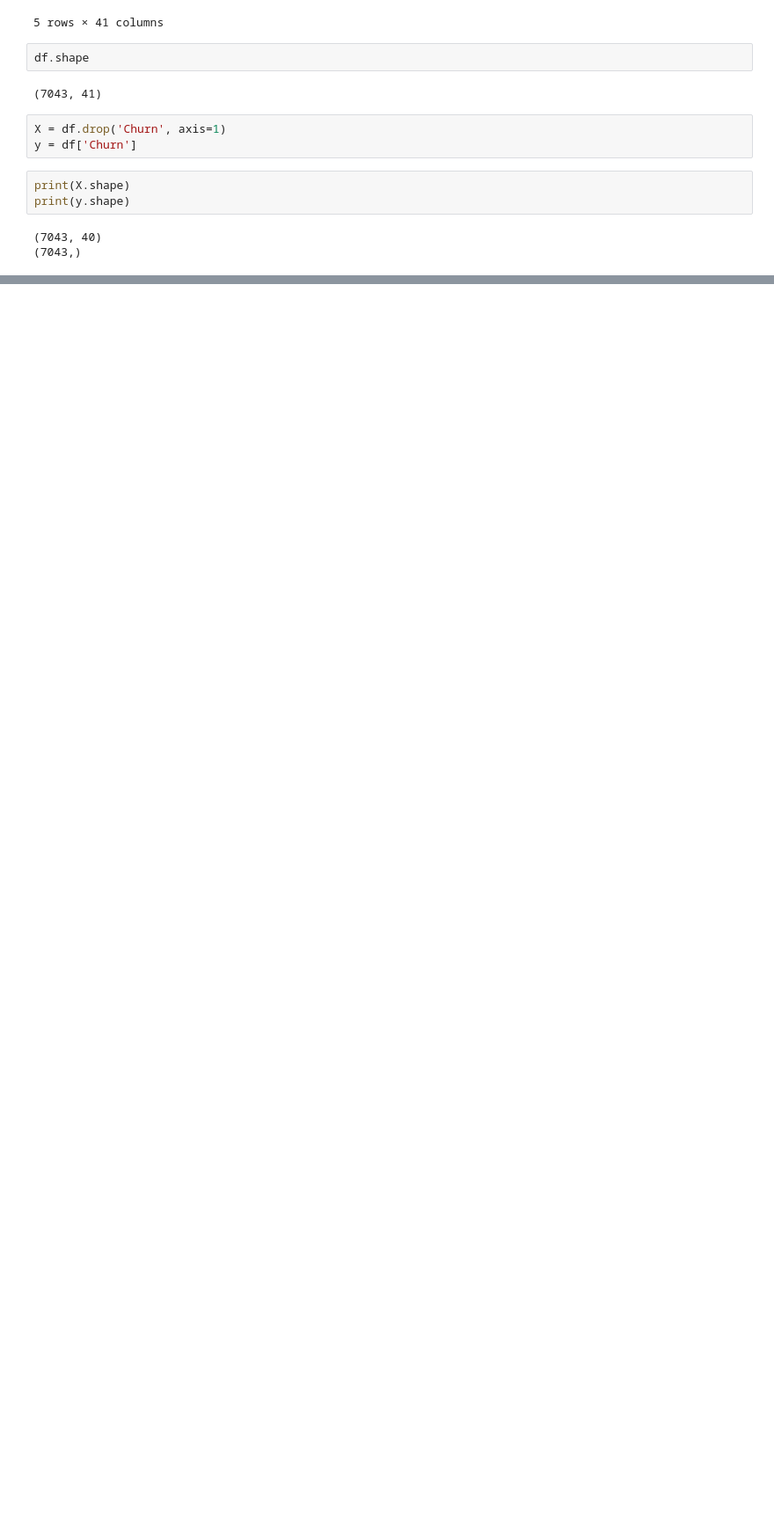
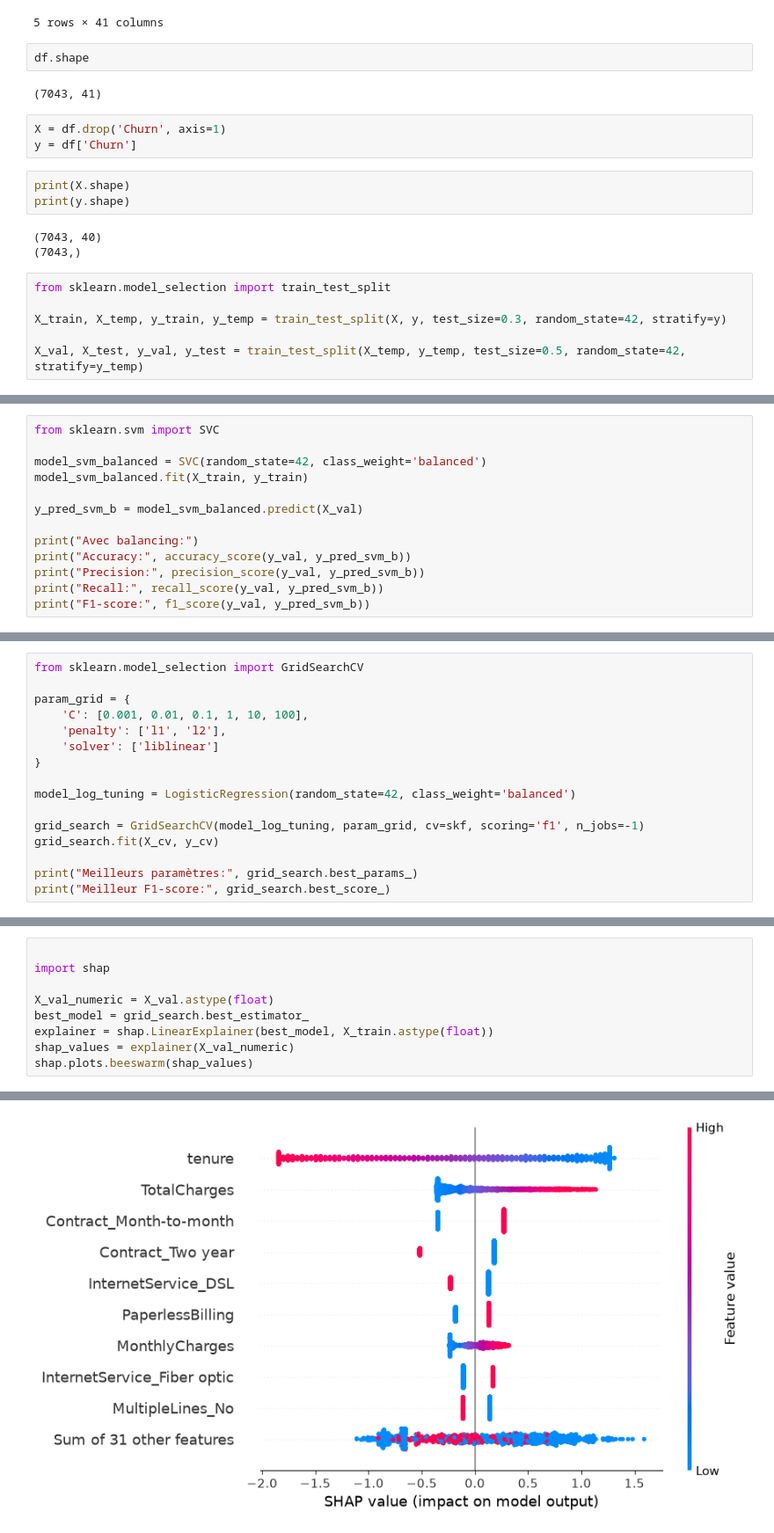
Before and after one commit to BkNaila/telco-churn-prediction, a Jupyter notebook: notebook/Untitled.ipynb, the cells around one changed output, grey strips where cells are left out. Shown at 88% size. Saved outputs shown, nothing was run; the diff lists cells and outputs as text; blank space fills up the shorter version.

Commit message:
train, evaluate models, tune, results

```diff
--- a/notebook/Untitled.ipynb
+++ b/notebook/Untitled.ipynb
@@ -187,3 +187,9 @@ print(y.shape)
 # %% [output]
 (7043, 40)
 (7043,)
+# %%
+from sklearn.model_selection import train_test_split
+
+X_train, X_temp, y_train, y_temp = train_test_split(X, y, test_size=0.3, random_state=42, stratify=y)
+
+X_val, X_test, y_val, y_test = train_test_split(X_temp, y_temp, test_size=0.5, random_state=42, stratify=y_temp)
@@ -189,0 +359,13 @@ print(y.shape)
+# %%
+from sklearn.svm import SVC
+
+model_svm_balanced = SVC(random_state=42, class_weight='balanced')
+model_svm_balanced.fit(X_train, y_train)
+
+y_pred_svm_b = model_svm_balanced.predict(X_val)
+
+print("Avec balancing:")
+print("Accuracy:", accuracy_score(y_val, y_pred_svm_b))
+print("Precision:", precision_score(y_val, y_pred_svm_b))
+print("Recall:", recall_score(y_val, y_pred_svm_b))
+print("F1-score:", f1_score(y_val, y_pred_svm_b))
@@ -189,0 +405,16 @@ print(y.shape)
+# %%
+from sklearn.model_selection import GridSearchCV
+
+param_grid = {
+    'C': [0.001, 0.01, 0.1, 1, 10, 100],
+    'penalty': ['l1', 'l2'],
+    'solver': ['liblinear']
+}
+
+model_log_tuning = LogisticRegression(random_state=42, class_weight='balanced')
+
+grid_search = GridSearchCV(model_log_tuning, param_grid, cv=skf, scoring='f1', n_jobs=-1)
+grid_search.fit(X_cv, y_cv)
+
+print("Meilleurs paramètres:", grid_search.best_params_)
+print("Meilleur F1-score:", grid_search.best_score_)
@@ -189,0 +424,10 @@ print(y.shape)
+# %%
+
+import shap
+
+X_val_numeric = X_val.astype(float)
+best_model = grid_search.best_estimator_
+explainer = shap.LinearExplainer(best_model, X_train.astype(float))
+shap_values = explainer(X_val_numeric)
+shap.plots.beeswarm(shap_values)
+# %% [output]
@@ -189,0 +435 @@ print(y.shape)
+[figure, added]
```
Also changed, not shown: parts of 18 cells of this notebook.
